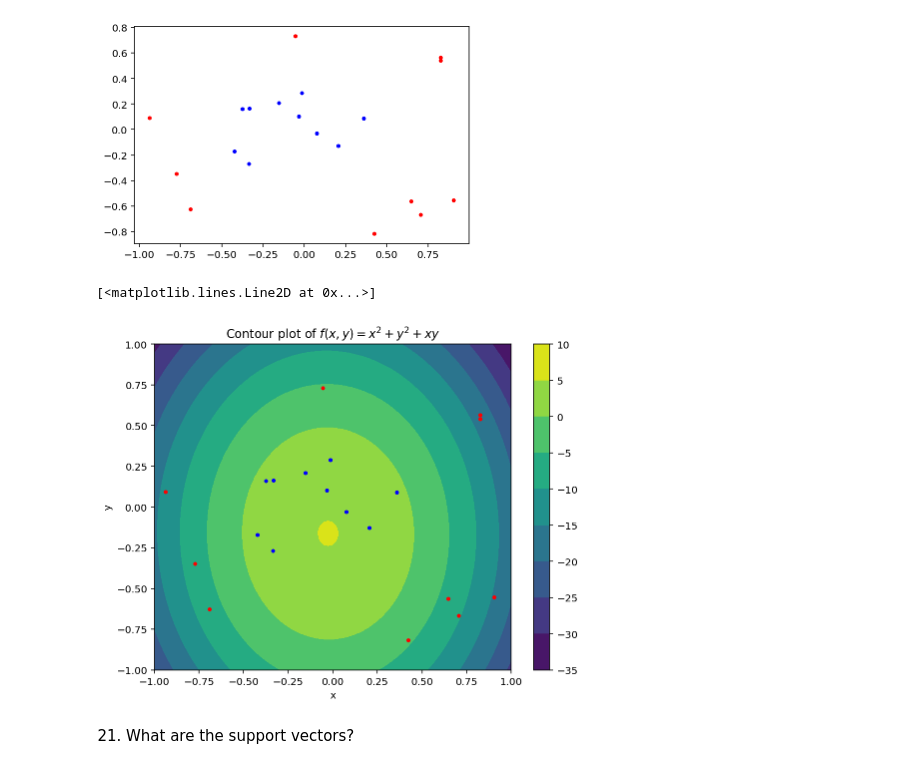
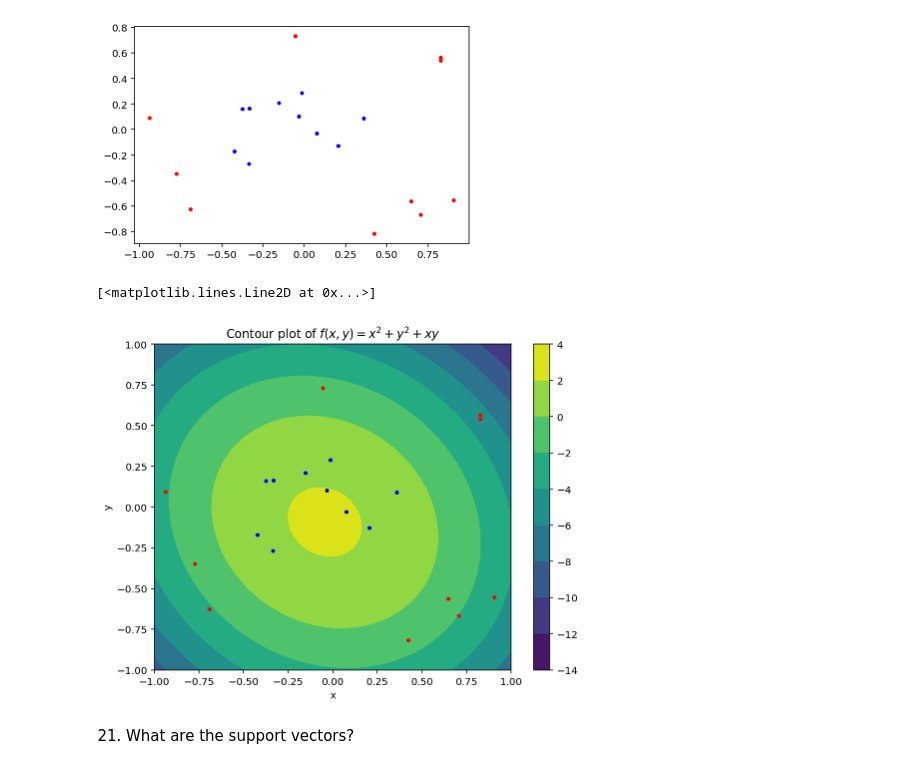
Before and after one commit to muic-pattern-rekt-2018/Exercise9, a Jupyter notebook: Support Vector Machine.ipynb, the cells around one changed output. Cells and saved outputs as stored; diff of their text form; code cells hidden in the pictures.

```diff
--- a/Support Vector Machine.ipynb
+++ b/Support Vector Machine.ipynb
@@ -226,41 +226,41 @@ def cost(v):
     #print(slap)
     return sum(slap)*100_000 + sum(w**2)
 
-res = minimize(cost, np.array([10,20,10.,10.,1.,2.]))
+res = minimize(cost, np.array([1,1,1,1,1,1.]))
 
 w = res.x[:-1]
 b = res.x[-1]
 
 # Define the function
 def f(x, y):
     return w[0]*x + w[1]*y + w[2]*x**2 + w[3]*y**2 + w[4]*x*y + b
 
 # Define the range for x and y
 x = np.linspace(-1, 1, 400)
 y = np.linspace(-1, 1, 400)
 
 # Create a meshgrid for x and y
 X, Y = np.meshgrid(x, y)
 
 # Compute the function values over the grid
 Z = f(X, Y)
 
 # Create the contour plot
 plt.figure(figsize=(8, 6))
 contour = plt.contourf(X, Y, Z, cmap='viridis')
 plt.colorbar(contour)
 
 # Add labels and title
 plt.xlabel('x')
 plt.ylabel('y')
 plt.title(r'Contour plot of $f(x, y) = x^2 + y^2 + xy$')
 
 
 plt.plot(data[classes==1,0], data[classes==1,1], '.b')
 plt.plot(data[classes==-1,0], data[classes==-1,1], '.r')
 # %% [output]
 [<matplotlib.lines.Line2D at 0x...>]
-[figure, old version]
+[figure, new version]
 # %%
 
 
```
Also changed, not shown: 1 other file.
